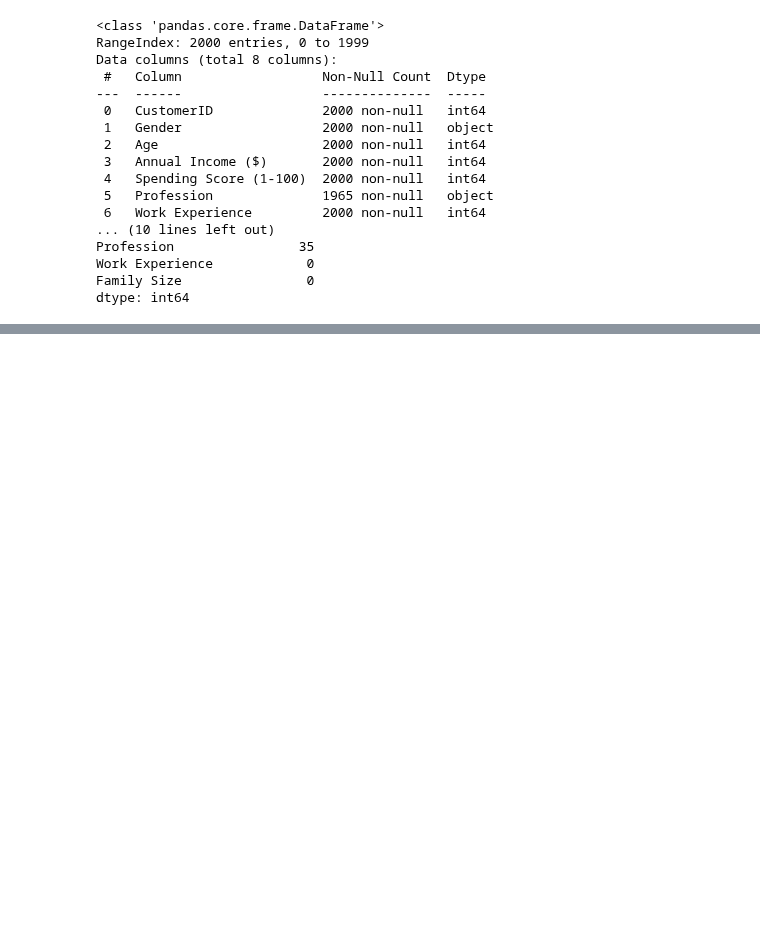
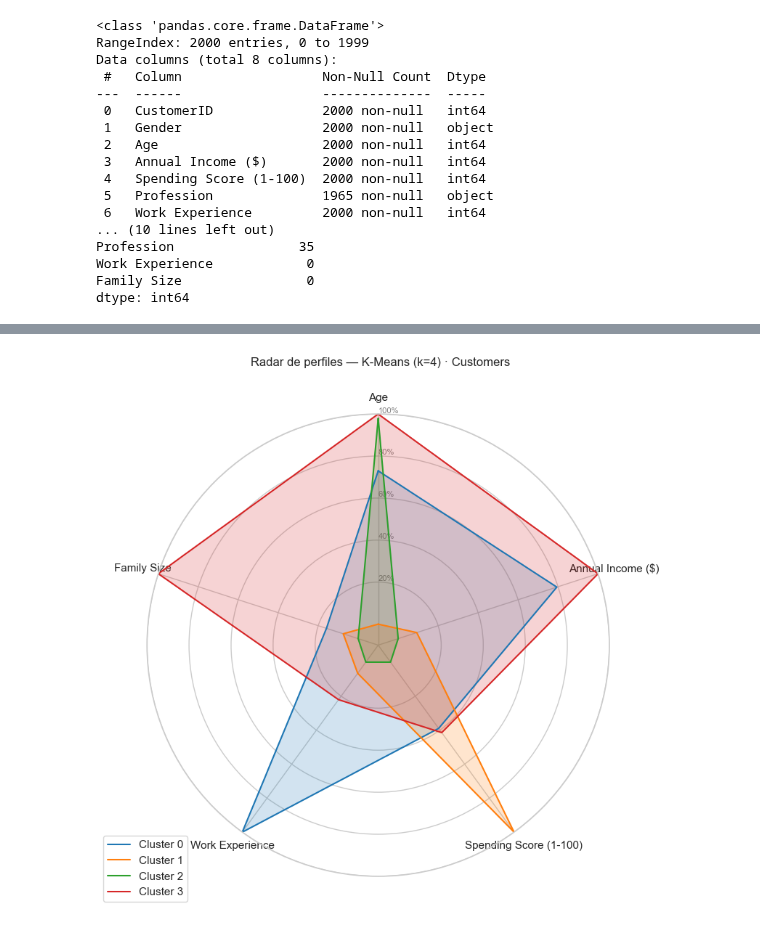
Before and after one commit to DannyV1992/curso_mineria_de_datos, a Jupyter notebook: Tareas/Tarea_6/1_Customers.ipynb, the cells around one changed output, grey strips where cells are left out. Saved outputs shown, nothing was run; the diff lists cells and outputs as text; code cells hidden in the pictures; blank space fills up the shorter version.

```diff
--- a/Tareas/Tarea_6/1_Customers.ipynb
+++ b/Tareas/Tarea_6/1_Customers.ipynb
@@ -523,0 +252,7 @@ cluster
+# %%
+# Visualizar los centros con gráfico de radar — bloque 12 del notebook de clase
+fig = radar_plot(centros_orig, list(FEATURES))
+plt.suptitle(f'Radar de perfiles — K-Means (k={K_OPT}) · Customers', fontsize=12)
+plt.show()
+# %% [output]
+[figure, added]
```
Also changed, not shown: parts of 87 cells of this notebook, 3 other files.
